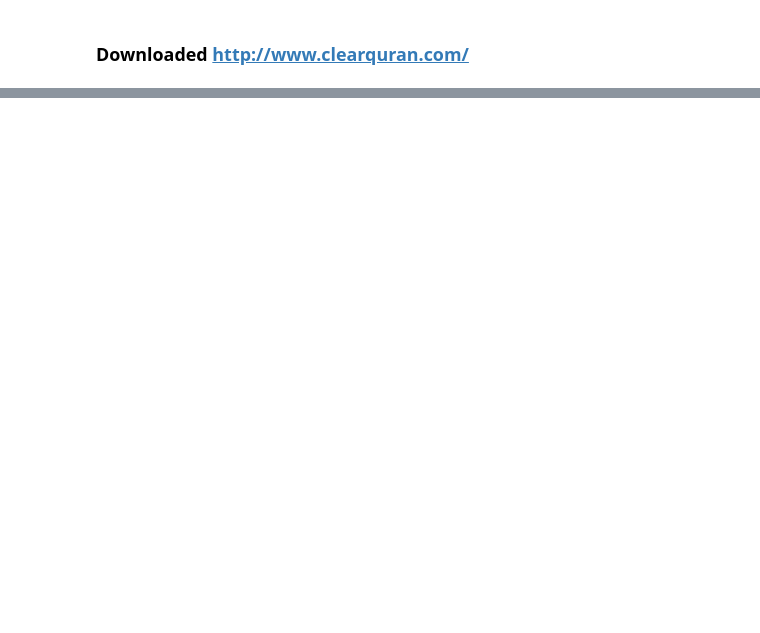
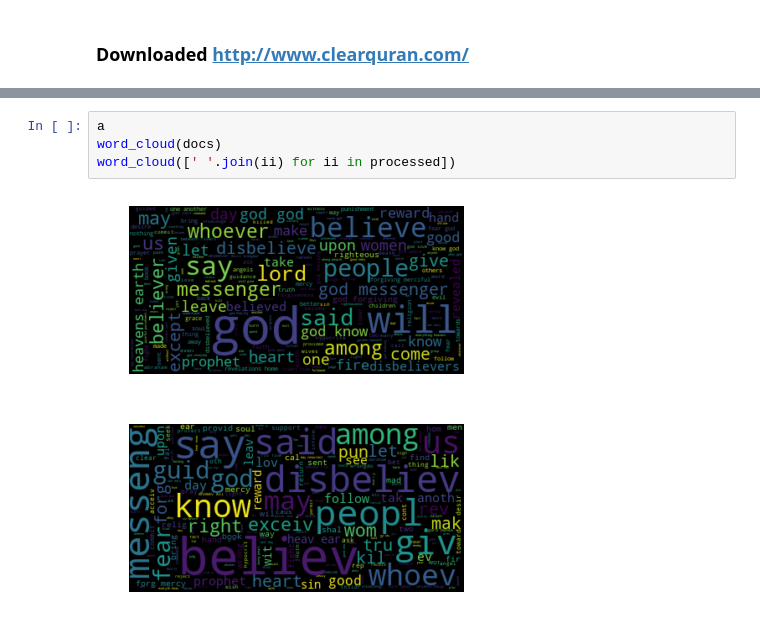
Before and after one commit to yuwei2341/nlp, a Jupyter notebook: topics/Quran.ipynb, the cells around one changed output, grey strips where cells are left out. Cells and saved outputs as stored; diff of their text form; blank space fills up the shorter version.

```diff
--- a/topics/Quran.ipynb
+++ b/topics/Quran.ipynb
@@ -163,0 +142,7 @@ len([i for i in sura_medina + sura_mecca_first + sura_mecca_second + sura_mecca_
+# %%
+a
+word_cloud(docs)
+word_cloud([' '.join(ii) for ii in processed])
+# %% [output]
+[figure, added]
+[figure, added]
```
Also changed, not shown: parts of 27 cells of this notebook, 26 other files.
